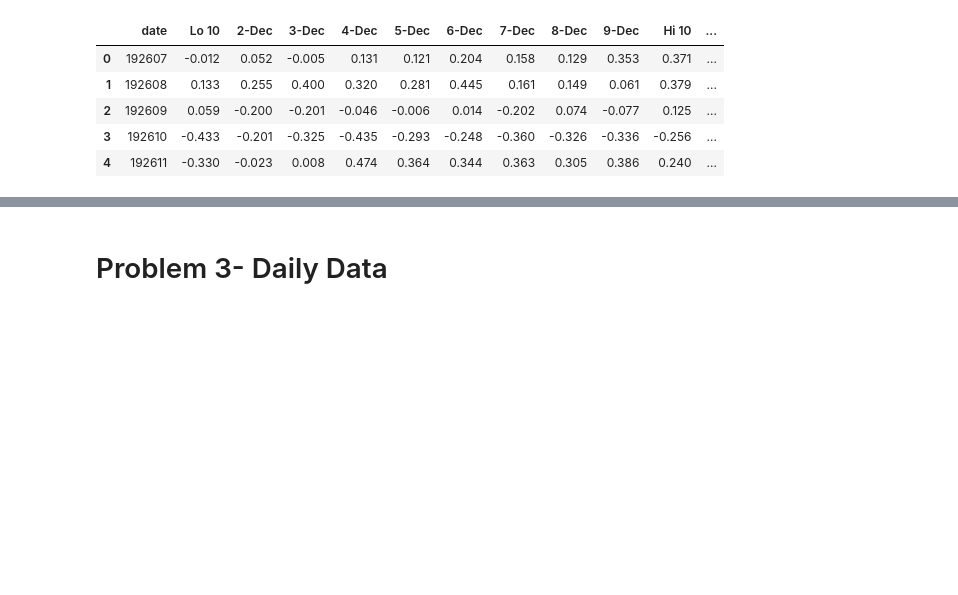
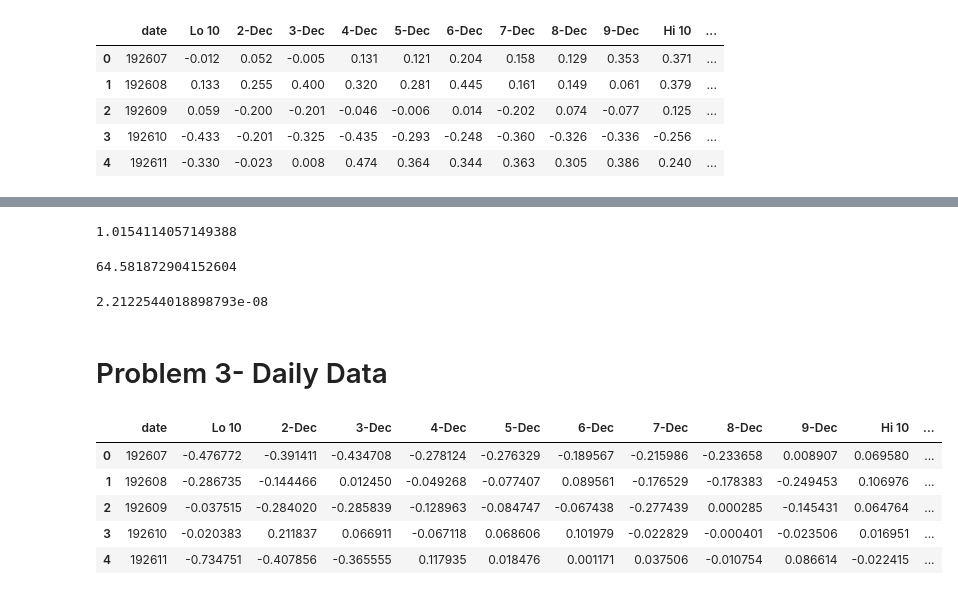
Before and after one commit to mp3201/Behavioral-Finance, a Jupyter notebook: hmwk2/Empirical 2.ipynb, the cells around one changed output, grey strips where cells are left out. Cells and saved outputs as stored; diff of their text form; code cells hidden in the pictures; blank space fills up the shorter version.

```diff
--- a/hmwk2/Empirical 2.ipynb
+++ b/hmwk2/Empirical 2.ipynb
@@ -232,2 +282,34 @@ pvalue
+# %%
+#(1+E(F)Cov(F)^-1E(F))
+mu_factors_vw = mon_vw_combine['mktrf'].mean()
+sigma_factors_vw = mon_vw_combine['mktrf'].var()
+factors_quad_vw=(1+mu_factors_vw*1/sigma_factors_vw*mu_factors_vw)
+factors_quad_vw
+# %% [output]
+1.0154114057149388
+# %%
+N=10
+T=mon_vw_combine.shape[0]
+K=1
+
+F_stat_vw = (T-N-K)/N*resid_quad_vw/factors_quad_vw
+F_stat_vw
+# %% [output]
+64.581872904152604
+# %%
+pvalue_vw=1-f.cdf(F_stat_vw, T-N-K, N)
+pvalue_vw
+# %% [output]
+2.2122544018898793e-08
 # %% [markdown]
 # Problem 3- Daily Data
+# %%
+day_ew_combine=pd.merge(me_mon_vw,fama_french,on='date')
+day_ew_combine.head()
+# %% [output]
+|  | date | Lo 10 | 2-Dec | 3-Dec | 4-Dec | 5-Dec | 6-Dec | 7-Dec | 8-Dec | 9-Dec | Hi 10 | ... |
+| 0 | 192607 | -0.476772 | -0.391411 | -0.434708 | -0.278124 | -0.276329 | -0.189567 | -0.215986 | -0.233658 | 0.008907 | 0.069580 | ... |
+| 1 | 192608 | -0.286735 | -0.144466 | 0.012450 | -0.049268 | -0.077407 | 0.089561 | -0.176529 | -0.178383 | -0.249453 | 0.106976 | ... |
+| 2 | 192609 | -0.037515 | -0.284020 | -0.285839 | -0.128963 | -0.084747 | -0.067438 | -0.277439 | 0.000285 | -0.145431 | 0.064764 | ... |
+| 3 | 192610 | -0.020383 | 0.211837 | 0.066911 | -0.067118 | 0.068606 | 0.101979 | -0.022829 | -0.000401 | -0.023506 | 0.016951 | ... |
+| 4 | 192611 | -0.734751 | -0.407856 | -0.365555 | 0.117935 | 0.018476 | 0.001171 | 0.037506 | -0.010754 | 0.086614 | -0.022415 | ... |
```
Also changed, not shown: parts of 32 cells of this notebook, 1 other file.
